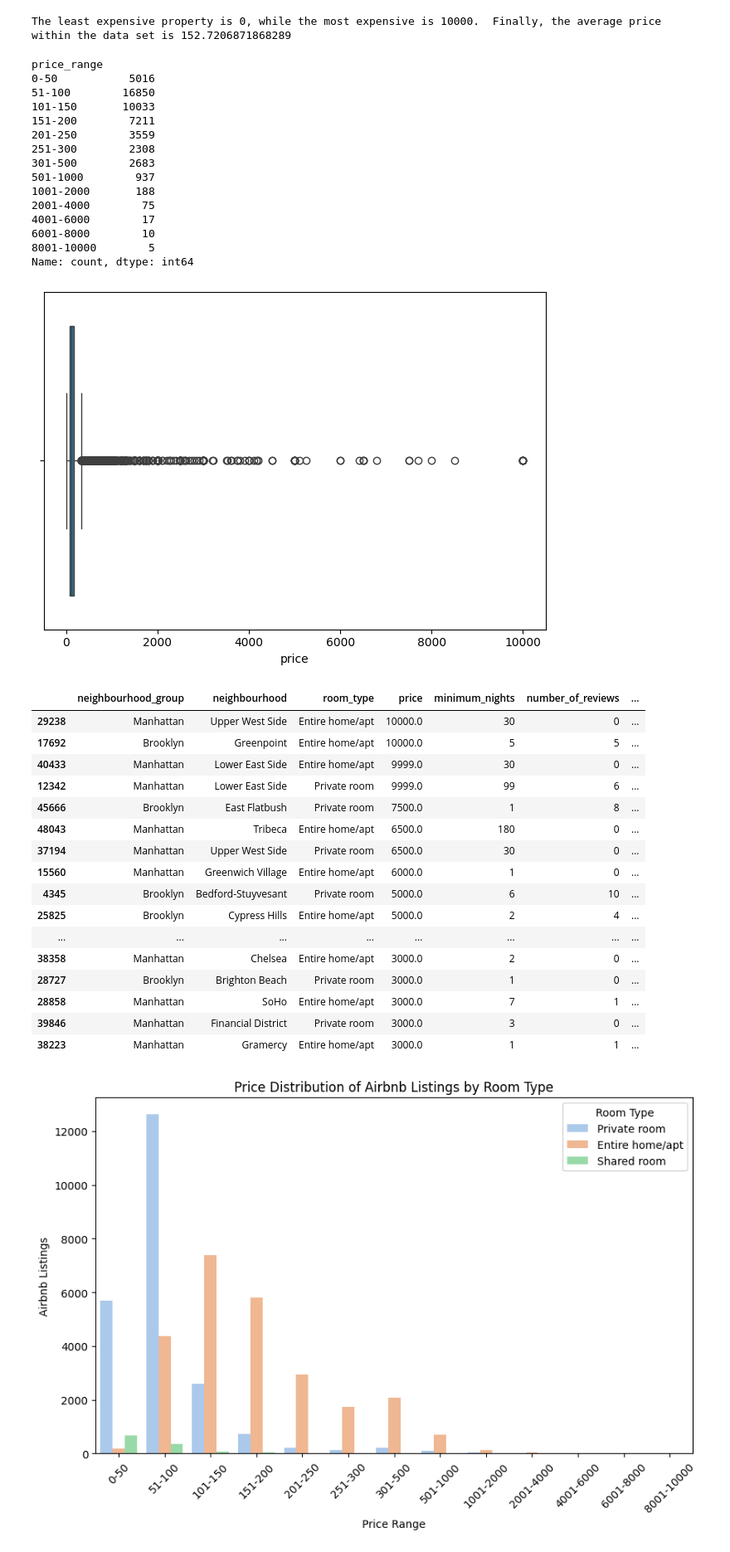
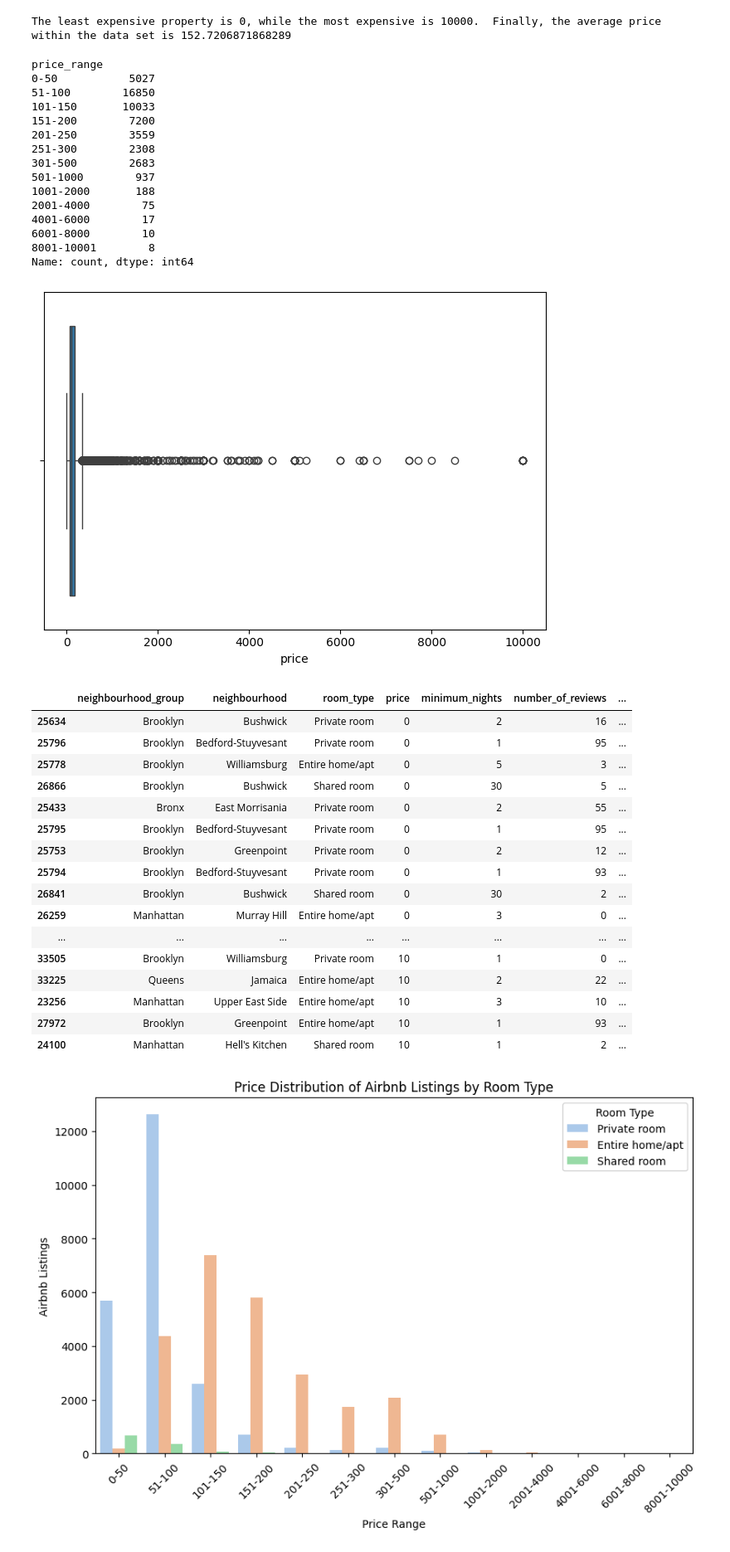
Before and after one commit to 4GeeksAcademy/Kransky85_machine-learning-python-template, a Jupyter notebook: src/explore.ipynb, the cells around one changed output. Shown at 83% size. Saved outputs shown, nothing was run; the diff lists cells and outputs as text; code cells hidden in the pictures.

```diff
--- a/src/explore.ipynb
+++ b/src/explore.ipynb
@@ -162,15 +162,15 @@ mean_price = df['price'].mean()
 print(f"The least expensive property is {min_price}, while the most expensive is {max_price}.  Finally, the average price within the data set is {mean_price}")
 
 # Replacing the 10 listings with a value of 0 for price with the median price ($152.72)
-df['price'] = df['price'].replace(0, mean_price)
+# df['price'] = df['price'].replace(0, mean_price) #
 # %% [output]
 The least expensive property is 0, while the most expensive is 10000.  Finally, the average price within the data set is 152.7206871868289
 # %%
 sns.boxplot(x=df['price'])
 
 # Looking into the ranges of prices
-bins = [0, 50, 100, 150, 200, 250, 300, 500, 1000, 2000, 4000, 6000, 8000, 10000]
-bin_labels = ['0-50', '51-100', '101-150', '151-200', '201-250', '251-300', '301-500', '501-1000', '1001-2000', '2001-4000', '4001-6000', '6001-8000', '8001-10000' ]
+bins = [0, 50, 100, 150, 200, 250, 300, 500, 1000, 2000, 4000, 6000, 8000, 10001]
+bin_labels = ['0-50', '51-100', '101-150', '151-200', '201-250', '251-300', '301-500', '501-1000', '1001-2000', '2001-4000', '4001-6000', '6001-8000', '8001-10001' ]
 df['price_range'] = pd.cut(df['price'], bins=bins, labels=bin_labels, right=False)
 value_counts = df['price_range'].value_counts().sort_index()
 plt.tight_layout()
@@ -178,10 +178,10 @@ print()
 print(value_counts)
 # %% [output]
 price_range
-0-50           5016
+0-50           5027
 51-100        16850
 101-150       10033
-151-200        7211
+151-200        7200
 201-250        3559
 251-300        2308
 301-500        2683
@@ -190,34 +190,34 @@ price_range
 2001-4000        75
 4001-6000        17
 6001-8000        10
-8001-10000        5
+8001-10001        8
 Name: count, dtype: int64
 [figure]
 # %%
 '''
 Experimenting and noting various sorted datasets by price, mimumum nights, etc. whether ascending or descending.
   Various private rooms for $3000-9000 per night?! I think not.
 '''
 
-df[df['price'].duplicated()].sort_values(by='price', ascending=False).head(25)
+df[df['price'].duplicated()].sort_values(by='price', ascending=True).head(25)
 # %% [output]
 |  | neighbourhood_group | neighbourhood | room_type | price | minimum_nights | number_of_reviews | ... |
-| 29238 | Manhattan | Upper West Side | Entire home/apt | 10000.0 | 30 | 0 | ... |
-| 17692 | Brooklyn | Greenpoint | Entire home/apt | 10000.0 | 5 | 5 | ... |
-| 40433 | Manhattan | Lower East Side | Entire home/apt | 9999.0 | 30 | 0 | ... |
-| 12342 | Manhattan | Lower East Side | Private room | 9999.0 | 99 | 6 | ... |
-| 45666 | Brooklyn | East Flatbush | Private room | 7500.0 | 1 | 8 | ... |
-| 48043 | Manhattan | Tribeca | Entire home/apt | 6500.0 | 180 | 0 | ... |
-| 37194 | Manhattan | Upper West Side | Private room | 6500.0 | 30 | 0 | ... |
-| 15560 | Manhattan | Greenwich Village | Entire home/apt | 6000.0 | 1 | 0 | ... |
-| 4345 | Brooklyn | Bedford-Stuyvesant | Private room | 5000.0 | 6 | 10 | ... |
-| 25825 | Brooklyn | Cypress Hills | Entire home/apt | 5000.0 | 2 | 4 | ... |
+| 25634 | Brooklyn | Bushwick | Private room | 0 | 2 | 16 | ... |
+| 25796 | Brooklyn | Bedford-Stuyvesant | Private room | 0 | 1 | 95 | ... |
+| 25778 | Brooklyn | Williamsburg | Entire home/apt | 0 | 5 | 3 | ... |
+| 26866 | Brooklyn | Bushwick | Shared room | 0 | 30 | 5 | ... |
+| 25433 | Bronx | East Morrisania | Private room | 0 | 2 | 55 | ... |
+| 25795 | Brooklyn | Bedford-Stuyvesant | Private room | 0 | 1 | 95 | ... |
+| 25753 | Brooklyn | Greenpoint | Private room | 0 | 2 | 12 | ... |
+| 25794 | Brooklyn | Bedford-Stuyvesant | Private room | 0 | 1 | 93 | ... |
+| 26841 | Brooklyn | Bushwick | Shared room | 0 | 30 | 2 | ... |
+| 26259 | Manhattan | Murray Hill | Entire home/apt | 0 | 3 | 0 | ... |
 | ... | ... | ... | ... | ... | ... | ... | ... |
-| 38358 | Manhattan | Chelsea | Entire home/apt | 3000.0 | 2 | 0 | ... |
-| 28727 | Brooklyn | Brighton Beach | Private room | 3000.0 | 1 | 0 | ... |
-| 28858 | Manhattan | SoHo | Entire home/apt | 3000.0 | 7 | 1 | ... |
-| 39846 | Manhattan | Financial District | Private room | 3000.0 | 3 | 0 | ... |
-| 38223 | Manhattan | Gramercy | Entire home/apt | 3000.0 | 1 | 1 | ... |
+| 33505 | Brooklyn | Williamsburg | Private room | 10 | 1 | 0 | ... |
+| 33225 | Queens | Jamaica | Entire home/apt | 10 | 2 | 22 | ... |
+| 23256 | Manhattan | Upper East Side | Entire home/apt | 10 | 3 | 10 | ... |
+| 27972 | Brooklyn | Greenpoint | Entire home/apt | 10 | 1 | 93 | ... |
+| 24100 | Manhattan | Hell's Kitchen | Shared room | 10 | 1 | 2 | ... |
 # %%
 # Now let us separate the distinct categorical types of rentals and their data; shared room, private room, or the entire apartment.
 df['room_type_encoded'], unique_room_types = pd.factorize(df['room_type'])
```
Also changed, not shown: parts of 10 cells of this notebook.
